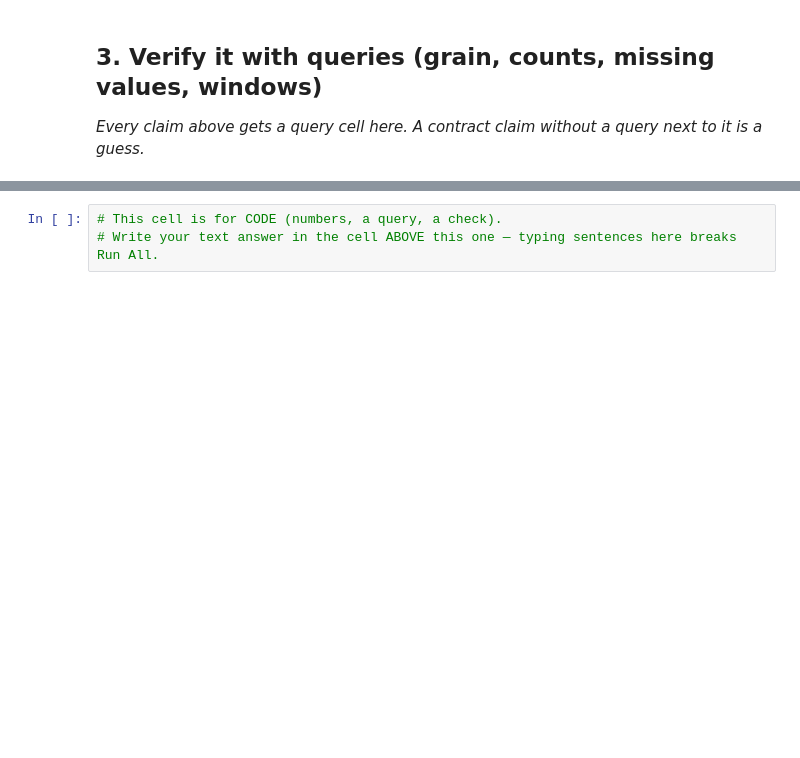
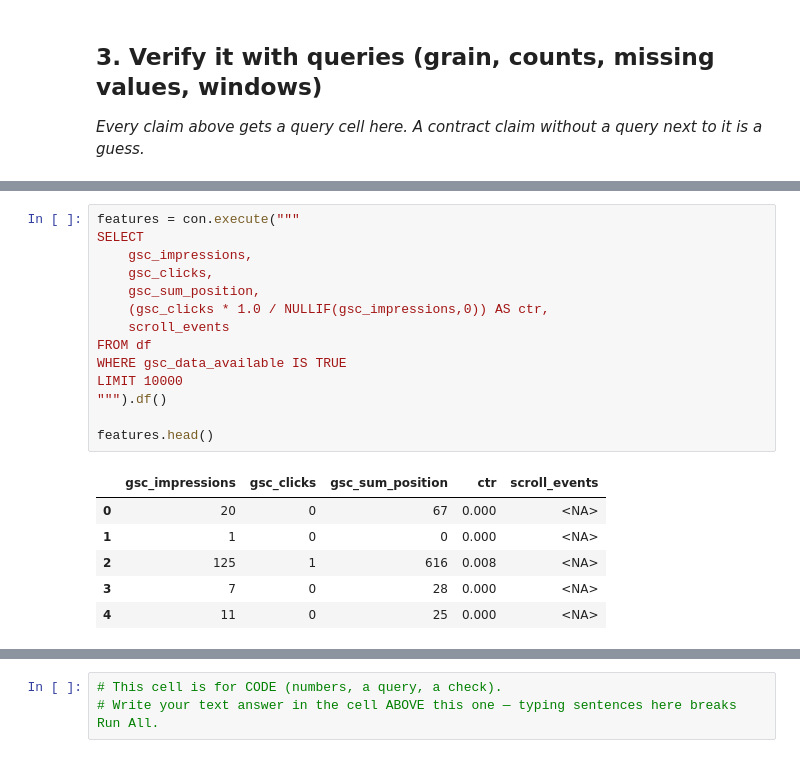
Before and after one commit to ahmedali2155/flyrank-ml-internship, a Jupyter notebook: work/notebooks/w03_data_contract.ipynb, the cells around one changed output, grey strips where cells are left out. Drawn from its saved outputs; the diff is of its cells as text; blank space fills up the shorter version.

```diff
--- a/work/notebooks/w03_data_contract.ipynb
+++ b/work/notebooks/w03_data_contract.ipynb
@@ -33,0 +101,21 @@ This skeleton is yours to fill. Work the sections **in order** — each one has
+# %%
+features = con.execute("""
+SELECT
+    gsc_impressions,
+    gsc_clicks,
+    gsc_sum_position,
+    (gsc_clicks * 1.0 / NULLIF(gsc_impressions,0)) AS ctr,
+    scroll_events
+FROM df
+WHERE gsc_data_available IS TRUE
+LIMIT 10000
+""").df()
+
+features.head()
+# %% [output]
+|  | gsc_impressions | gsc_clicks | gsc_sum_position | ctr | scroll_events |
+| 0 | 20 | 0 | 67 | 0.000 | <NA> |
+| 1 | 1 | 0 | 0 | 0.000 | <NA> |
+| 2 | 125 | 1 | 616 | 0.008 | <NA> |
+| 3 | 7 | 0 | 28 | 0.000 | <NA> |
+| 4 | 11 | 0 | 25 | 0.000 | <NA> |
```
Also changed, not shown: parts of 16 cells of this notebook.
